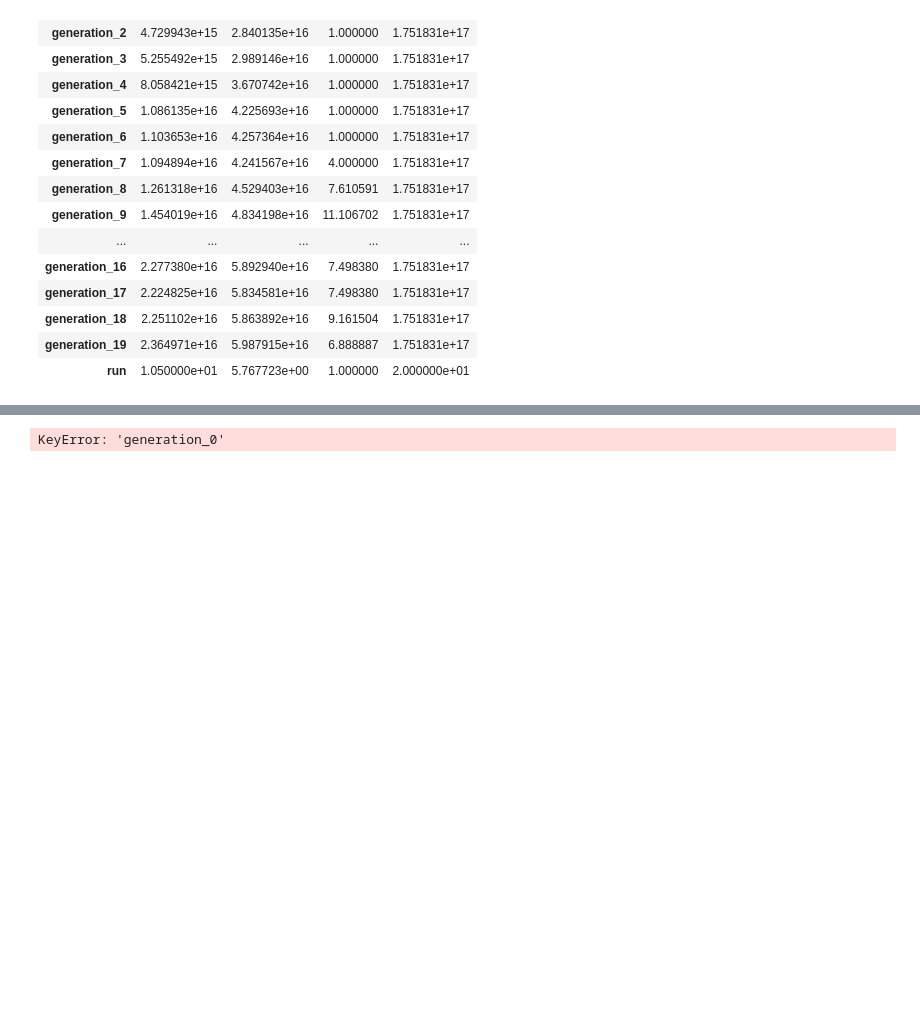
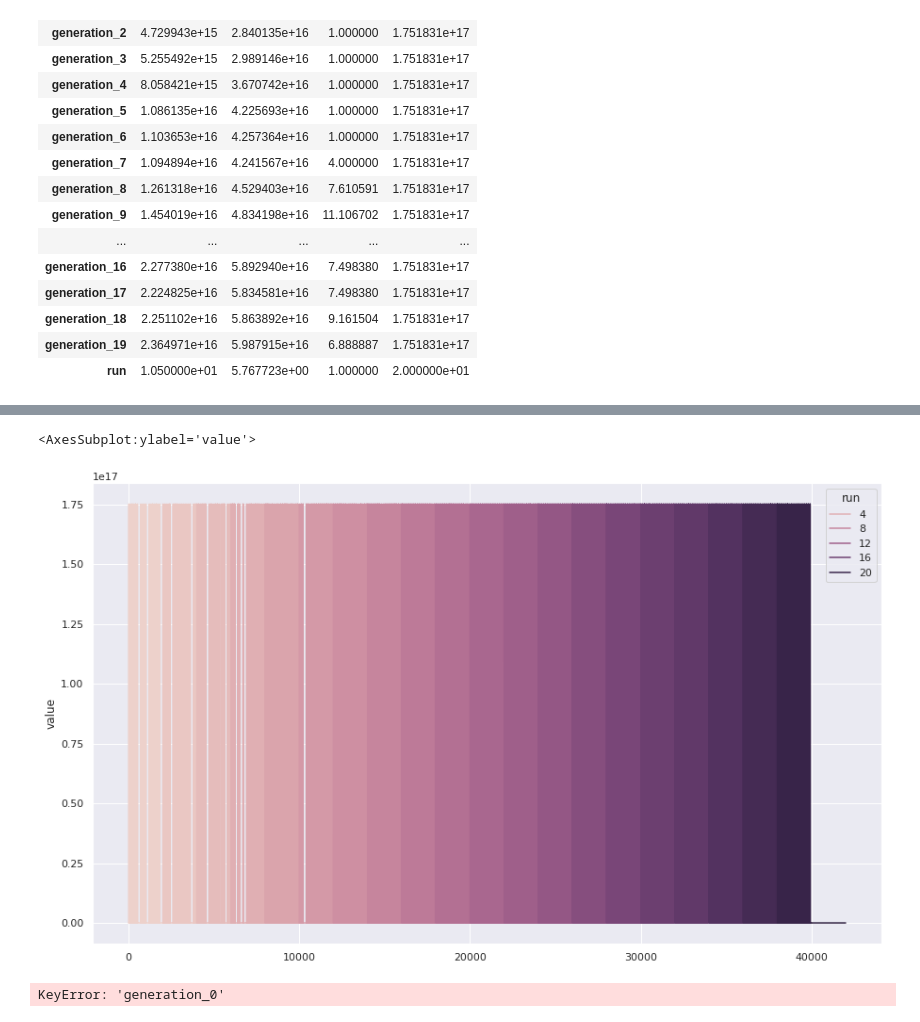
Before and after one commit to ju2ez/revolve-energize, a Jupyter notebook: experiments/EC_students/evaluate_results.ipynb, the cells around one changed output, grey strips where cells are left out. Cells and saved outputs as stored; diff of their text form; code cells hidden in the pictures; blank space fills up the shorter version.

```diff
--- a/experiments/EC_students/evaluate_results.ipynb
+++ b/experiments/EC_students/evaluate_results.ipynb
@@ -151,3 +175,8 @@ sns.lineplot(data=result_df)
+# %%
+sns.lineplot(data=melted_fitness, x=[i for i in range(0, len(melted_fitness))], hue='run', y='value')
+# %% [output]
+<AxesSubplot:ylabel='value'>
+[figure, added]
 # %%
 fitness_mean = []
 fitness_std = []
```
Also changed, not shown: parts of 10 cells of this notebook.
